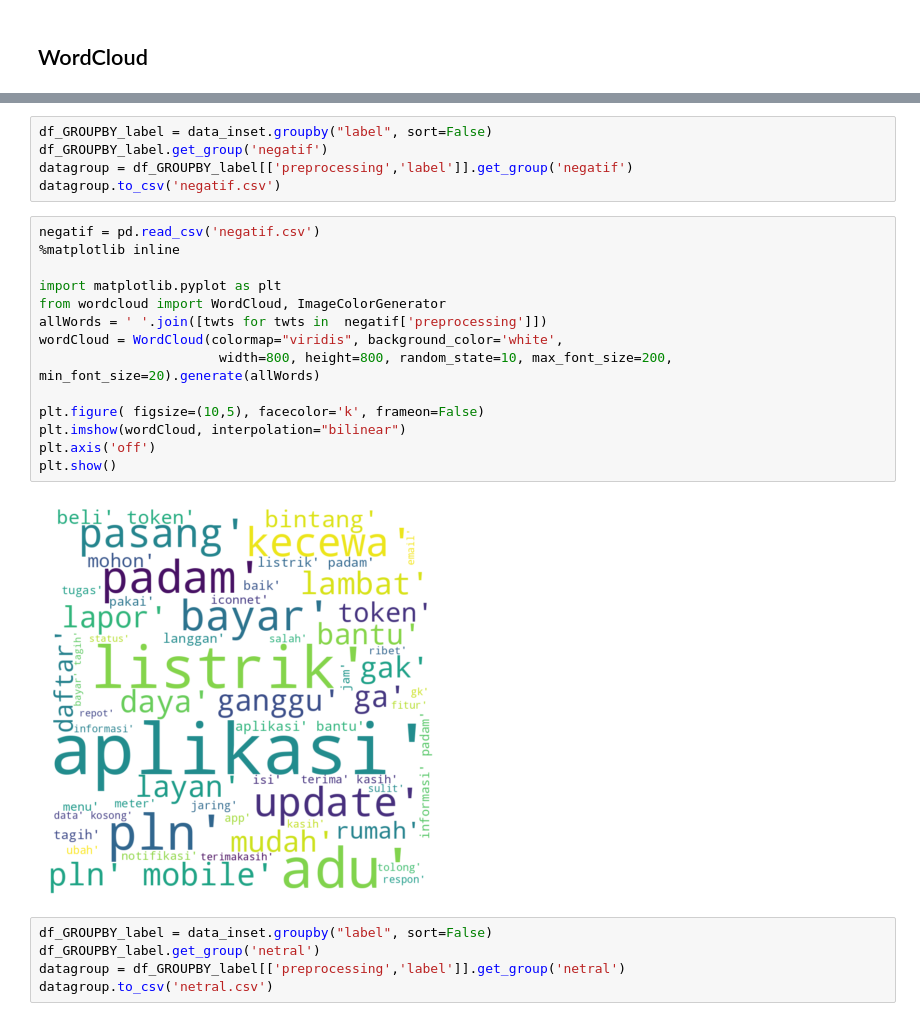
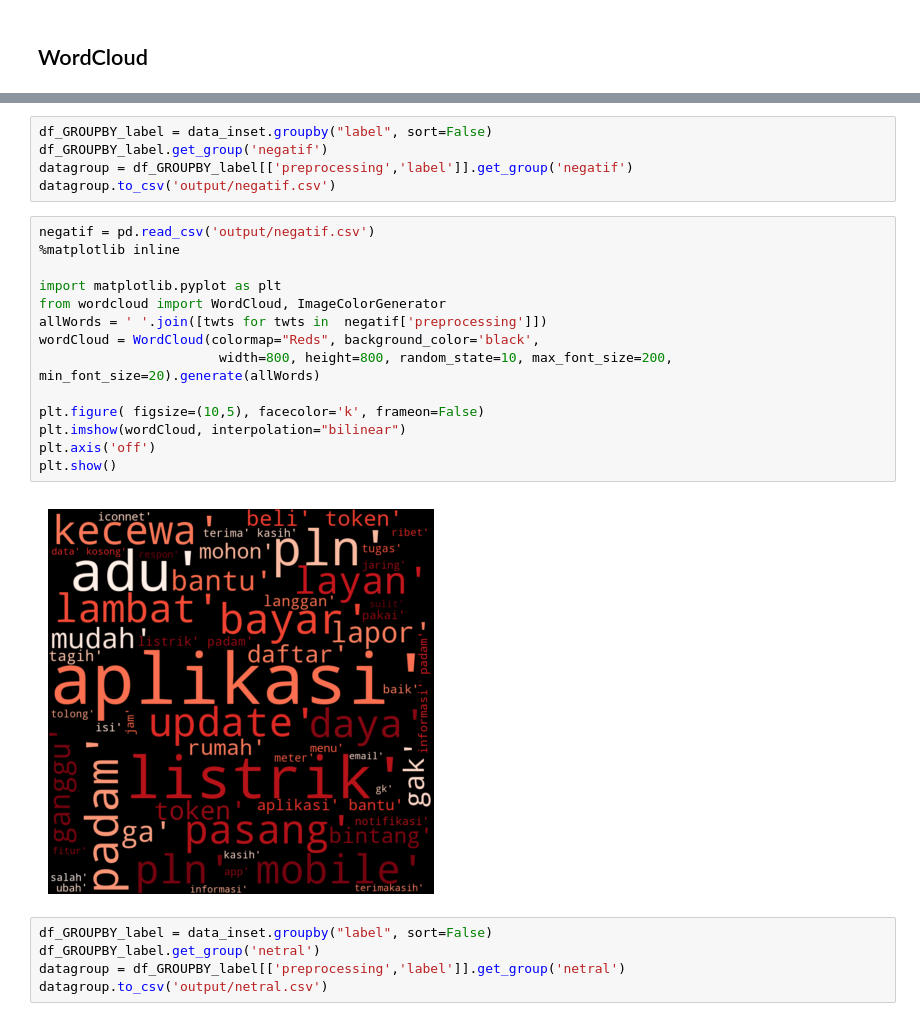
Before and after one commit to naufalmaa/sentiment_analysis_pln_mobile, a Jupyter notebook: analisis-sentimen-unsupervised-lexical.ipynb, the cells around one changed output, grey strips where cells are left out. Cells and saved outputs as stored; diff of their text form.

```diff
--- a/analisis-sentimen-unsupervised-lexical.ipynb
+++ b/analisis-sentimen-unsupervised-lexical.ipynb
@@ -784,26 +829,26 @@ plt.show()
 df_GROUPBY_label = data_inset.groupby("label", sort=False)
 df_GROUPBY_label.get_group('negatif')
 datagroup = df_GROUPBY_label[['preprocessing','label']].get_group('negatif')
-datagroup.to_csv('negatif.csv')
+datagroup.to_csv('output/negatif.csv')
 # %%
-negatif = pd.read_csv('negatif.csv')
+negatif = pd.read_csv('output/negatif.csv')
 %matplotlib inline
 
 import matplotlib.pyplot as plt
 from wordcloud import WordCloud, ImageColorGenerator
 allWords = ' '.join([twts for twts in  negatif['preprocessing']])
-wordCloud = WordCloud(colormap="viridis", background_color='white',
+wordCloud = WordCloud(colormap="Reds", background_color='black',
                        width=800, height=800, random_state=10, max_font_size=200, min_font_size=20).generate(allWords)
 
 plt.figure( figsize=(10,5), facecolor='k', frameon=False)
 plt.imshow(wordCloud, interpolation="bilinear")
 plt.axis('off')
 plt.show()
 # %% [output]
-[figure, old version]
+[figure, new version]
 # %%
 df_GROUPBY_label = data_inset.groupby("label", sort=False)
 df_GROUPBY_label.get_group('netral')
 datagroup = df_GROUPBY_label[['preprocessing','label']].get_group('netral')
-datagroup.to_csv('netral.csv')
+datagroup.to_csv('output/netral.csv')
 # %%
```
Also changed, not shown: parts of 56 cells of this notebook, 7 other files.
